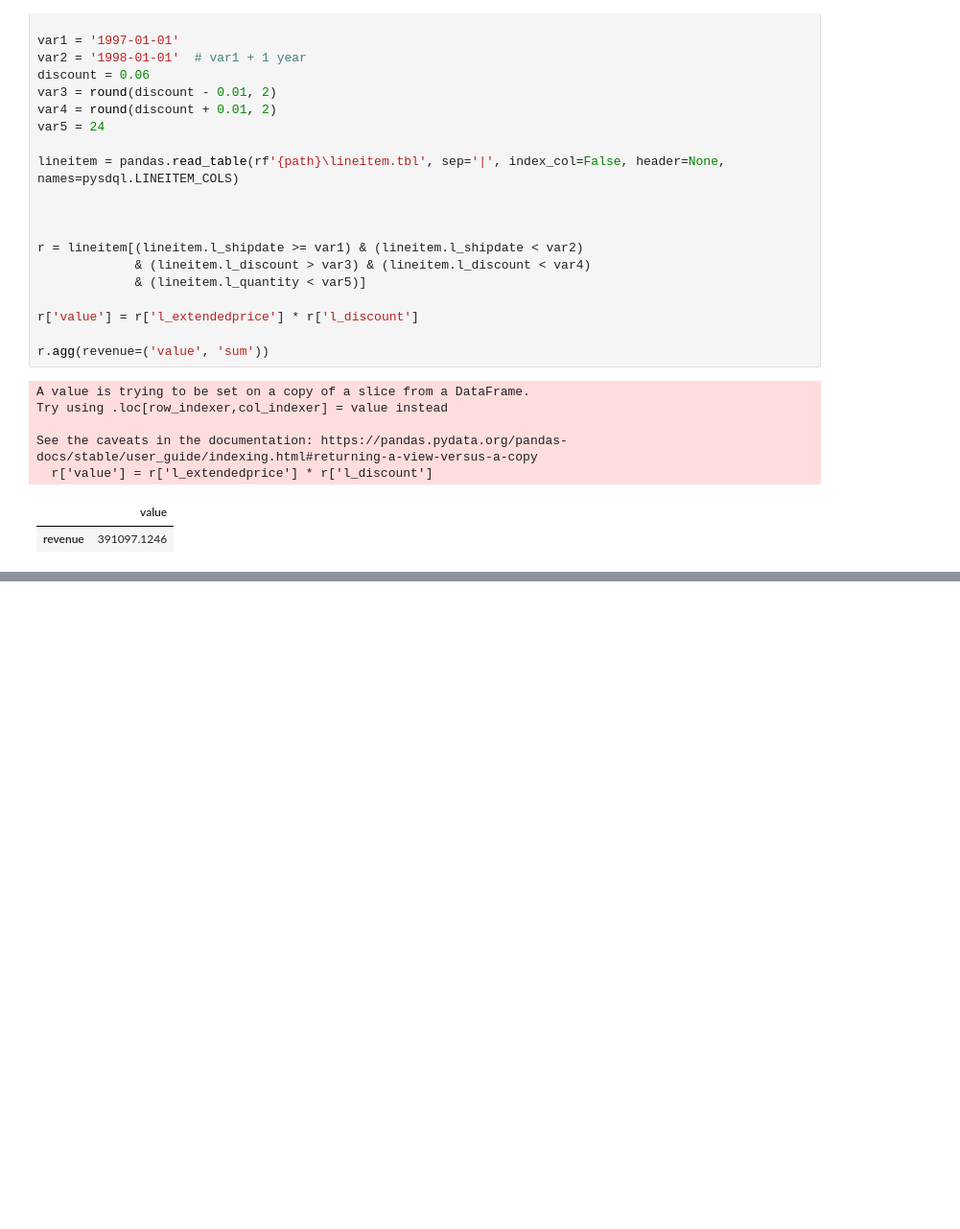
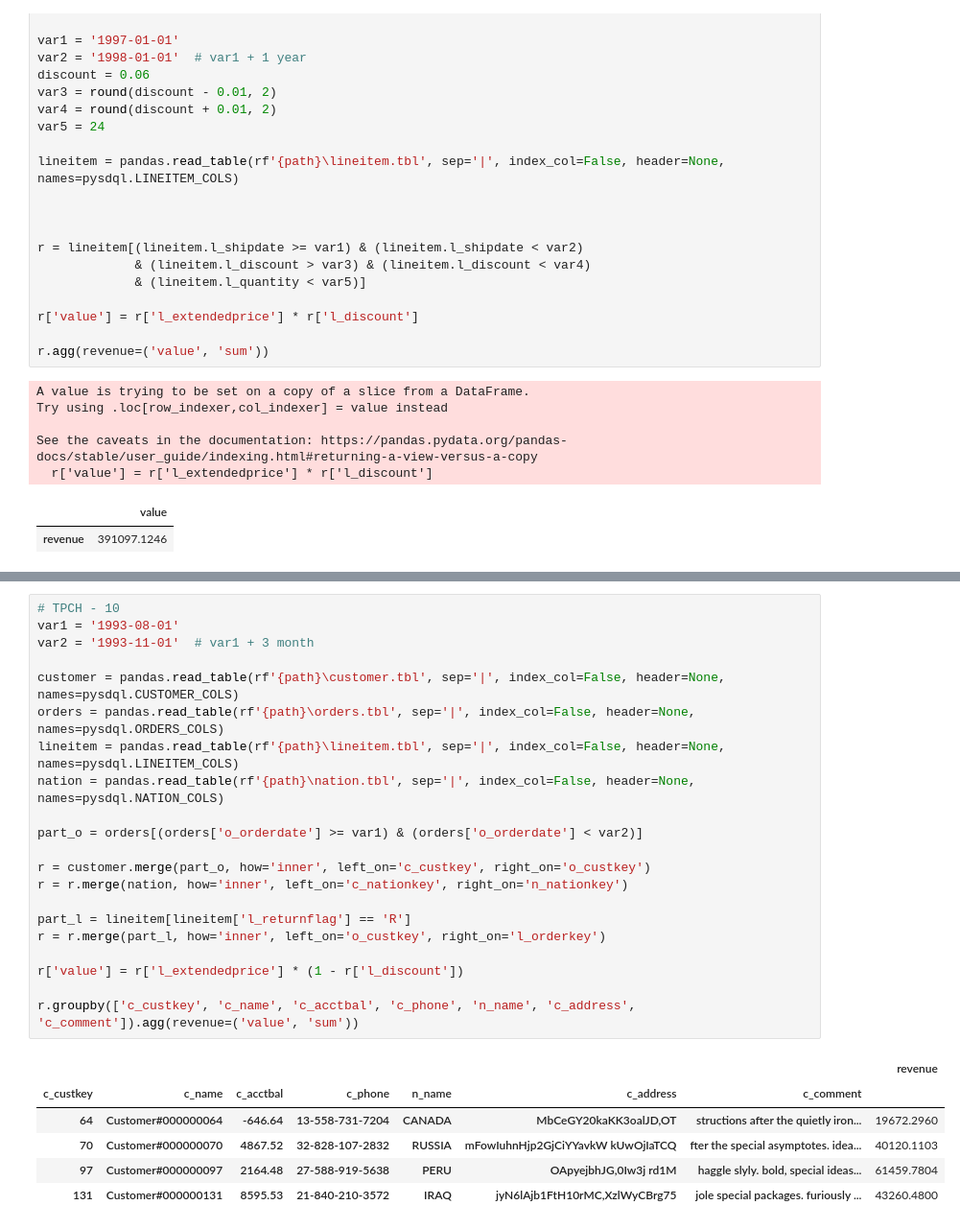
Before and after one commit to Unka-Malloc/pandas-sdql.py, a Jupyter notebook: pandas-query.ipynb, the cells around one changed output, grey strips where cells are left out. Shown: that part at 96% size. Saved outputs shown, nothing was run; the diff lists cells and outputs as text; blank space fills up the shorter version.

```diff
--- a/pandas-query.ipynb
+++ b/pandas-query.ipynb
@@ -145,0 +342,28 @@ See the caveats in the documentation: https://pandas.pydata.org/pandas-docs/stab
+# %%
+# TPCH - 10
+var1 = '1993-08-01'
+var2 = '1993-11-01'  # var1 + 3 month
+
+customer = pandas.read_table(rf'{path}\customer.tbl', sep='|', index_col=False, header=None, names=pysdql.CUSTOMER_COLS)
+orders = pandas.read_table(rf'{path}\orders.tbl', sep='|', index_col=False, header=None, names=pysdql.ORDERS_COLS)
+lineitem = pandas.read_table(rf'{path}\lineitem.tbl', sep='|', index_col=False, header=None, names=pysdql.LINEITEM_COLS)
+nation = pandas.read_table(rf'{path}\nation.tbl', sep='|', index_col=False, header=None, names=pysdql.NATION_COLS)
+
+part_o = orders[(orders['o_orderdate'] >= var1) & (orders['o_orderdate'] < var2)]
+
+r = customer.merge(part_o, how='inner', left_on='c_custkey', right_on='o_custkey')
+r = r.merge(nation, how='inner', left_on='c_nationkey', right_on='n_nationkey')
+
+part_l = lineitem[lineitem['l_returnflag'] == 'R']
+r = r.merge(part_l, how='inner', left_on='o_custkey', right_on='l_orderkey')
+
+r['value'] = r['l_extendedprice'] * (1 - r['l_discount'])
+
+r.groupby(['c_custkey', 'c_name', 'c_acctbal', 'c_phone', 'n_name', 'c_address', 'c_comment']).agg(revenue=('value', 'sum'))
+# %% [output]
+|  |  |  |  |  |  |  | revenue |
+| c_custkey | c_name | c_acctbal | c_phone | n_name | c_address | c_comment |  |
+| 64 | Customer#000000064 | -646.64 | 13-558-731-7204 | CANADA | MbCeGY20kaKK3oalJD,OT | structions after the quietly iron... | 19672.2960 |
+| 70 | Customer#000000070 | 4867.52 | 32-828-107-2832 | RUSSIA | mFowIuhnHjp2GjCiYYavkW kUwOjIaTCQ | fter the special asymptotes. idea... | 40120.1103 |
+| 97 | Customer#000000097 | 2164.48 | 27-588-919-5638 | PERU | OApyejbhJG,0Iw3j rd1M | haggle slyly. bold, special ideas... | 61459.7804 |
+| 131 | Customer#000000131 | 8595.53 | 21-840-210-3572 | IRAQ | jyN6lAjb1FtH10rMC,XzlWyCBrg75 | jole special packages. furiously ... | 43260.4800 |
```
Also changed, not shown: parts of 10 cells of this notebook, 33 other files.
